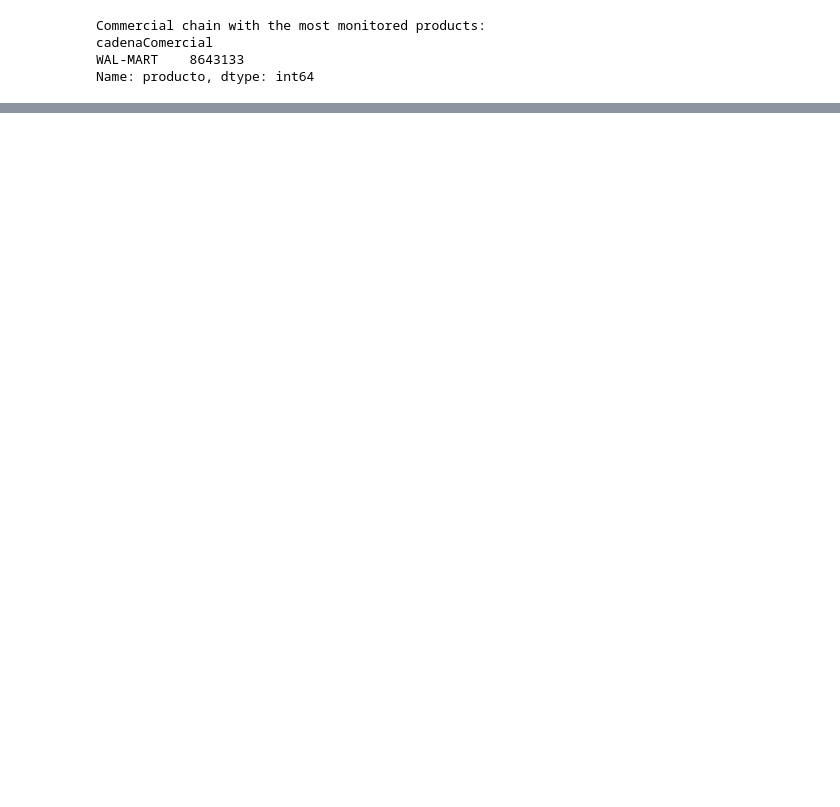
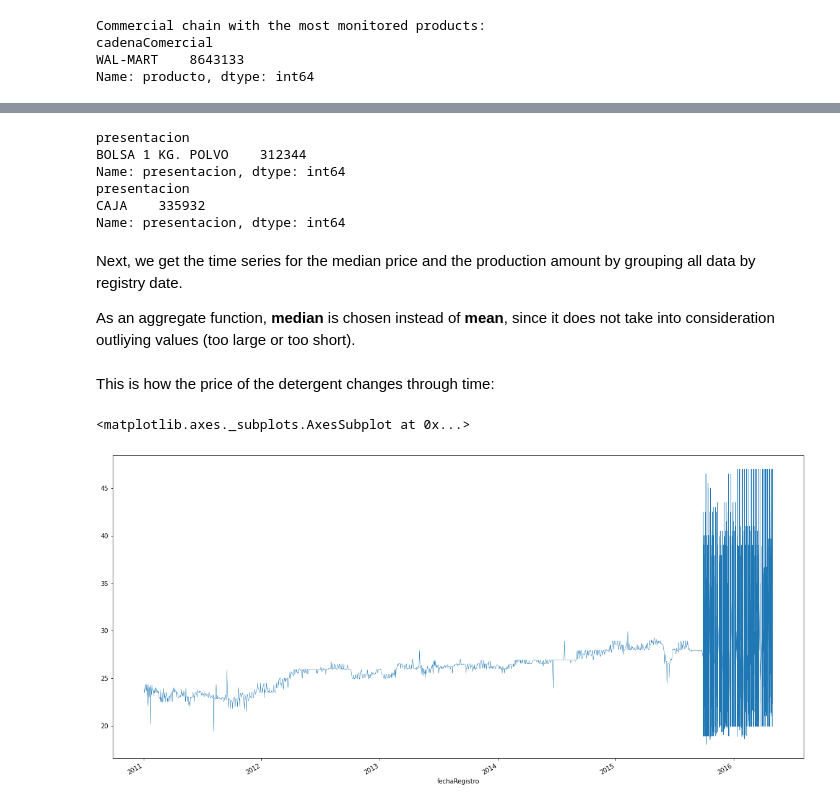
Before and after one commit to AlanKev117/data-engineering-bootcamp, a Jupyter notebook: project.ipynb, the cells around one changed output, grey strips where cells are left out. Drawn from its saved outputs; the diff is of its cells as text; code cells hidden in the pictures; blank space fills up the shorter version.

```diff
--- a/project.ipynb
+++ b/project.ipynb
@@ -92,0 +54,3 @@ Since the Series `items_counted_by_commercial_chain` has already an index whose
+# %%
+registry_date = pd.to_datetime(dataset["fechaRegistro"], format="%Y-%m-%d %H:%M:%S.%f", errors="coerce")
+dataset["fechaRegistro"] = registry_date
@@ -92,0 +67,3 @@ Since the Series `items_counted_by_commercial_chain` has already an index whose
+# %%
+price = pd.to_numeric(dataset["precio"], errors="coerce")
+dataset["precio"] = price
@@ -144,0 +194,36 @@ Detergent information saved
+# %%
+product1 = "DETERGENTE P/ROPA"
+product2 = "TINTE PARA EL CABELLO"
+
+products_data = dataset[dataset["producto"].isin((product1, product2))][["producto", "precio", "presentacion", "fechaRegistro"]]
+
+detergent_data = products_data[products_data["producto"] == product1]
+dye_data = products_data[products_data["producto"] == product2]
+
+print(detergent_data.groupby("presentacion")["presentacion"].count().nlargest(1))
+print(dye_data.groupby("presentacion")["presentacion"].count().nlargest(1))
+# %% [output]
+presentacion
+BOLSA 1 KG. POLVO    312344
+Name: presentacion, dtype: int64
+presentacion
+CAJA    335932
+Name: presentacion, dtype: int64
+# %% [markdown]
+Next, we get the time series for the median price and the production amount by grouping all data by registry date.
+
+As an aggregate function, **median** is chosen instead of **mean**, since it does not take into consideration outliying values (too large or too short).
+# %%
+detergent_ts = detergent_data[detergent_data["presentacion"] == "BOLSA 1 KG. POLVO"].groupby("fechaRegistro").agg(
+    price=pd.NamedAgg(column='precio', aggfunc=np.median), # median is a better statistic value for this scenario
+)
+dye_ts = dye_data[dye_data["presentacion"] == "CAJA"].groupby("fechaRegistro").agg(
+    price=pd.NamedAgg(column='precio', aggfunc=np.median), # median is a better statistic value for this scenario
+)
+# %% [markdown]
+This is how the price of the detergent changes through time:
+# %%
+detergent_ts["price"].plot(linewidth=0.5,figsize=(20, 10))
+# %% [output]
+<matplotlib.axes._subplots.AxesSubplot at 0x...>
+[figure, added]
```
Also changed, not shown: parts of 56 cells of this notebook.
